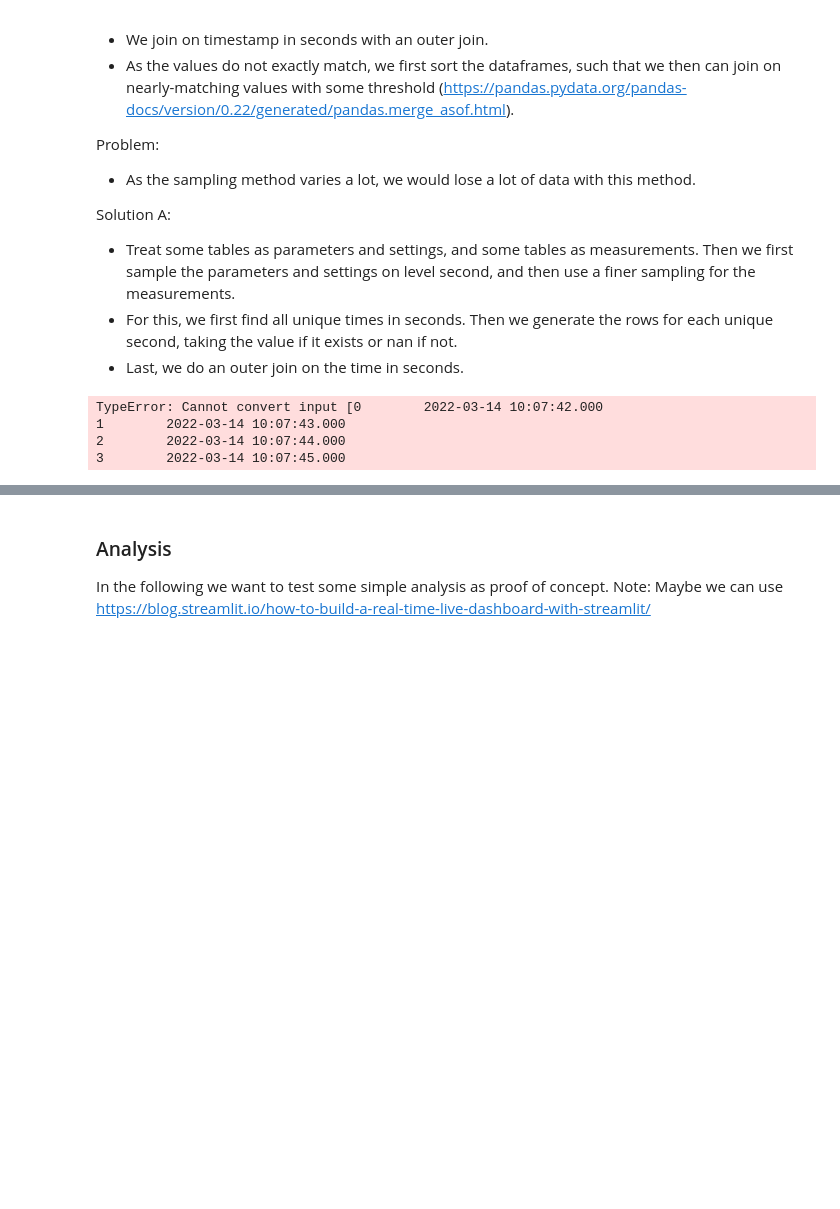
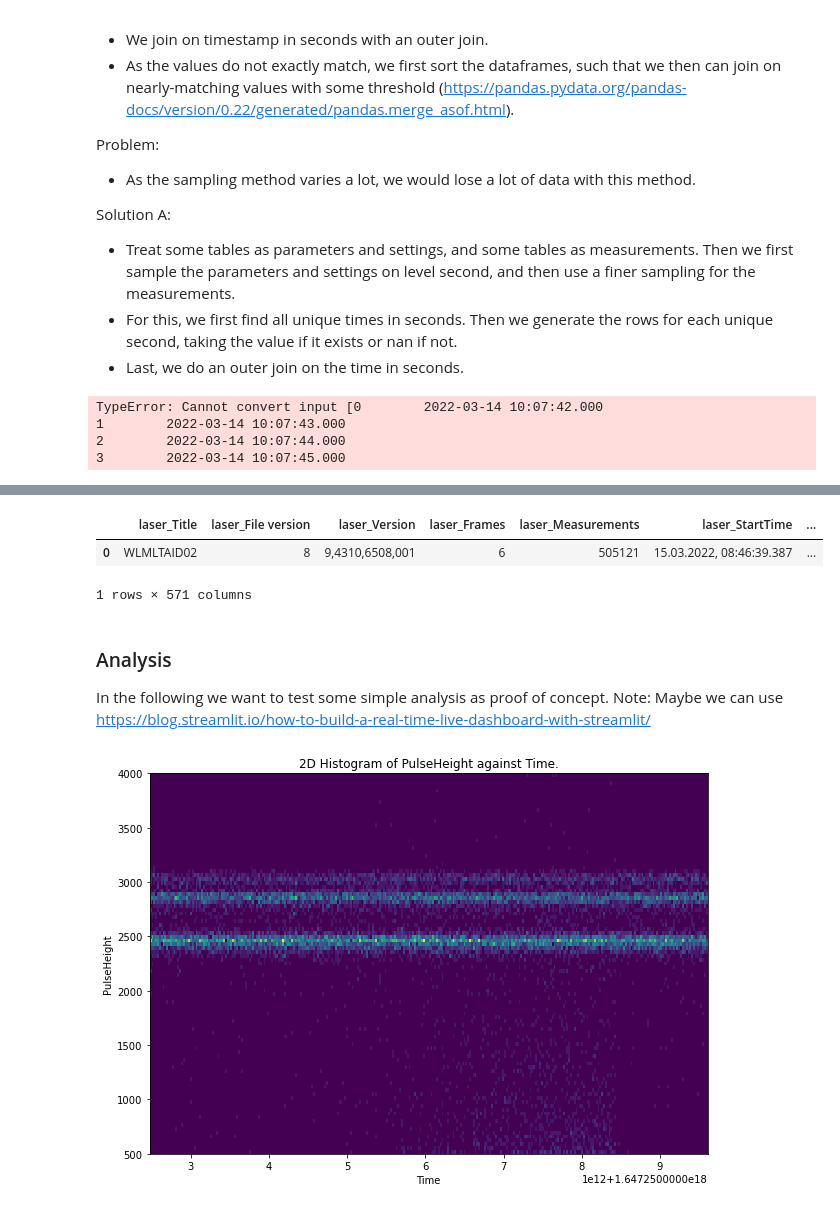
Before and after one commit to romanwixinger/data-engineering-utokyo, a Jupyter notebook: notebooks/data_exploration.ipynb, the cells around one changed output, grey strips where cells are left out. Saved outputs shown, nothing was run; the diff lists cells and outputs as text; code cells hidden in the pictures; blank space fills up the shorter version.

Commit message:
Initial commit of Analysis.

```diff
--- a/notebooks/data_exploration.ipynb
+++ b/notebooks/data_exploration.ipynb
@@ -19,7 +20,7 @@ In the following section we construct the methods to read the different csv file
 # %%
 class Locations():
 
-    _location = "../data/"
+    _location = "../data/sample/"
     ssd = _location + "-20220314-100806-Slot1-In2.csv"
     pmt = _location + "all_data.csv"
     coil = _location + "coil_log.txt"
@@ -781,5 +786,9 @@ main_recorder.get_data().head(1)
 # %%
 main_recorder.get_metadata().head(1)
+# %% [output]
+|  | laser_Title | laser_File version | laser_Version | laser_Frames | laser_Measurements | laser_StartTime | ... |
+| 0 | WLMLTAID02 | 8 | 9,4310,6508,001 | 6 | 505121 | 15.03.2022, 08:46:39.387 | ... |
+1 rows × 571 columns
 # %% [markdown]
 ### Analysis
 In the following we want to test some simple analysis as proof of concept. Note: Maybe we can use https://blog.streamlit.io/how-to-build-a-real-time-live-dashboard-with-streamlit/
@@ -794,0 +812,39 @@ class Analysis():
+# %%
+class SSDAnalysis(Analysis):
+
+    def __init__(self):
+        super(SSDAnalysis, self).__init__(SSDRecorder, "SSD Analysis")
+
+    def run(self):
+        self._plot_2d_hist()
+
+    def _plot_2d_hist(self):
+        # Load data
+        ssd_df = self.recorder.get_table()
+        x = ssd_df["timestamp"]
+        y = ssd_df["PulseHeight"]
+
+        # Prepare parameters
+        x_min = np.min(x)
+        x_max = np.max(x)
+        y_min = np.min(y)
+        y_max = np.max(y)
+        nx = np.linspace(x_min, x_max, len(x) // 50)
+        ny = np.linspace(y_min, y_max, 100)
+
+        # Plot
+        fig, ax = plt.subplots(figsize =(10, 7))
+        plt.hist2d(x, y, bins=(nx, ny), range=None, density=False, weights=None, cmin=None, cmax=None)
+
+        # Add descriptions
+        plt.title("2D Histogram of PulseHeight against Time.")
+        ax.set_xlabel('Time')
+        ax.set_ylabel('PulseHeight')
+
+        return
+# %%
+ssd_analysis = SSDAnalysis()
+# %%
+ssd_analysis.run()
+# %% [output]
+[figure, added]
```
Also changed, not shown: parts of 5 cells of this notebook, 2 other files.
